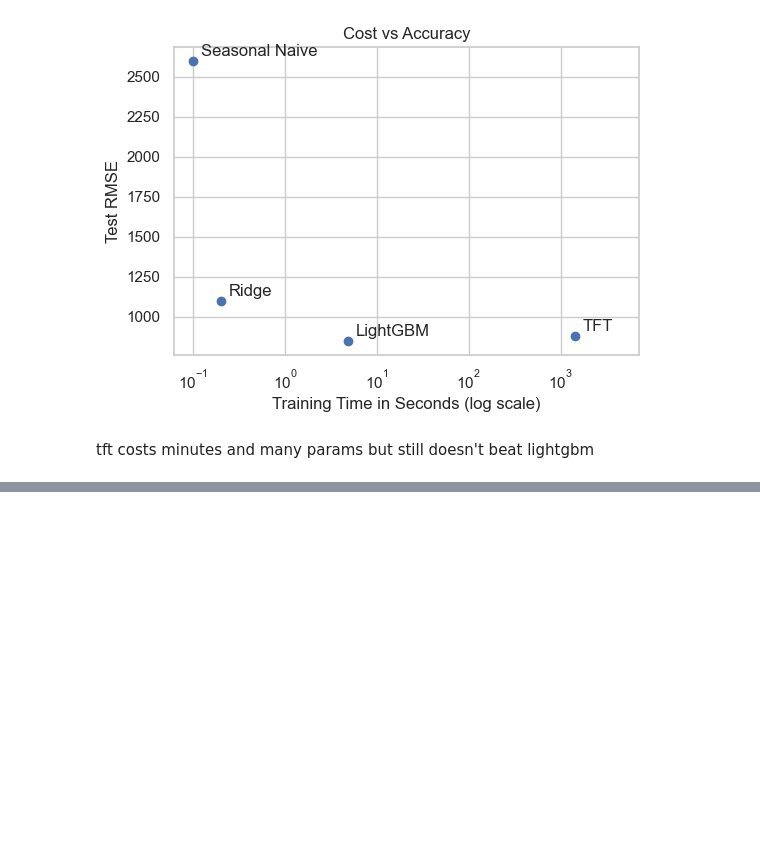
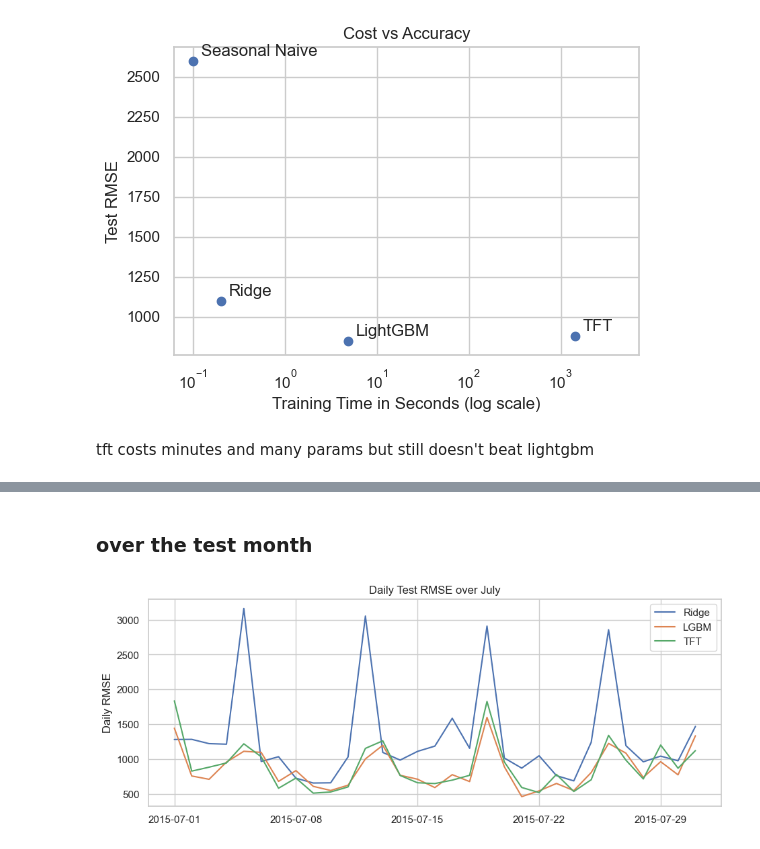
Before and after one commit to sam-ensafi/retail-sales-forecasting-rossmann, a Jupyter notebook: notebooks/results.ipynb, the cells around one changed output, grey strips where cells are left out. Saved outputs shown, nothing was run; the diff lists cells and outputs as text; code cells hidden in the pictures; blank space fills up the shorter version.

Commit message:
error analysis

```diff
--- a/notebooks/results.ipynb
+++ b/notebooks/results.ipynb
@@ -200,0 +205,16 @@ tft costs minutes and many params but still doesn't beat lightgbm
+# %%
+def rmse(y,p):
+    return(np.sqrt(np.mean((y-p) **2)))
+# %%
+# test rmse on promo vs non promo days for every model
+rows=[]
+for promo, g in preds.groupby("Promo"):
+    if promo==1:
+        label='promo'
+    else:
+        label="no promo"
+    for c in cols:
+        #rows.append((label,c, rmse(g.Sales,g[c]), 1))
+        rows.append((label,c, round(rmse(g.Sales,g[c]), 1)))
+by_promo = pd.DataFrame(rows, columns=["day","model","RMSE"]).pivot(index="model",columns="day", values="RMSE")
+by_promo
@@ -200,0 +228,24 @@ tft costs minutes and many params but still doesn't beat lightgbm
+# %% [markdown]
+### over the test month
+# %%
+#daily test rmse for every modle in july
+recs=[]
+for d,g in preds.groupby("Date"):
+    row={"Date" : d}
+    for c in cols:
+        row[c]=rmse(g.Sales, g[c])
+    recs.append(row)
+daily = pd.DataFrame(recs).set_index("Date")
+# %%
+plt.figure(figsize=(11,4))
+# not including naive on purpose to make the rest be clearer
+plt.plot(daily.index,daily['ridge'], label="Ridge")
+plt.plot(daily.index,daily['lgbm'], label="LGBM")
+plt.plot(daily.index,daily['tft'], label="TFT")
+plt.legend()
+plt.ylabel("Daily RMSE")
+plt.title("Daily Test RMSE over July")
+plt.xticks(daily.index[::7])
+plt.show() # error is higher on harder days like mondays (highest sales) and sundays that less stores are open
+# %% [output]
+[figure, added]
```
Also changed, not shown: parts of 3 cells of this notebook.
